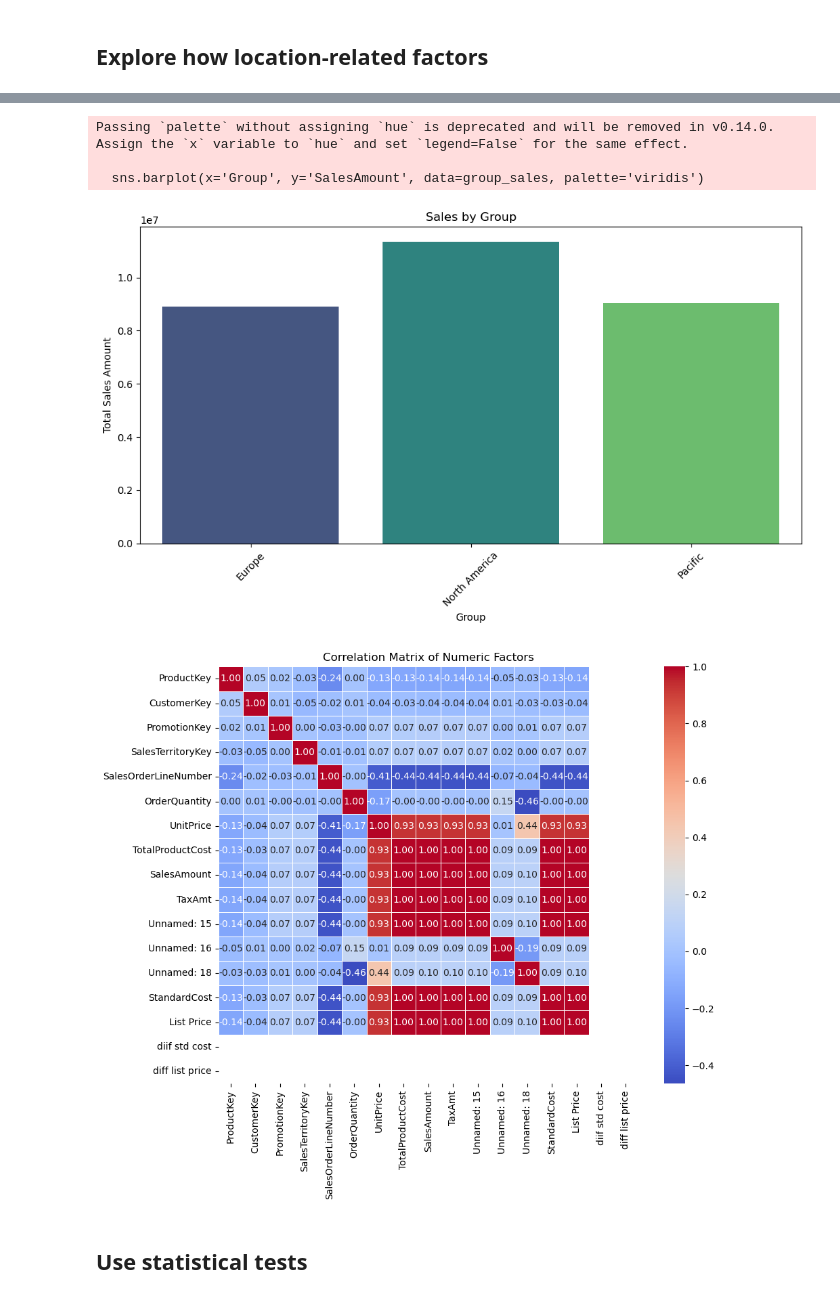
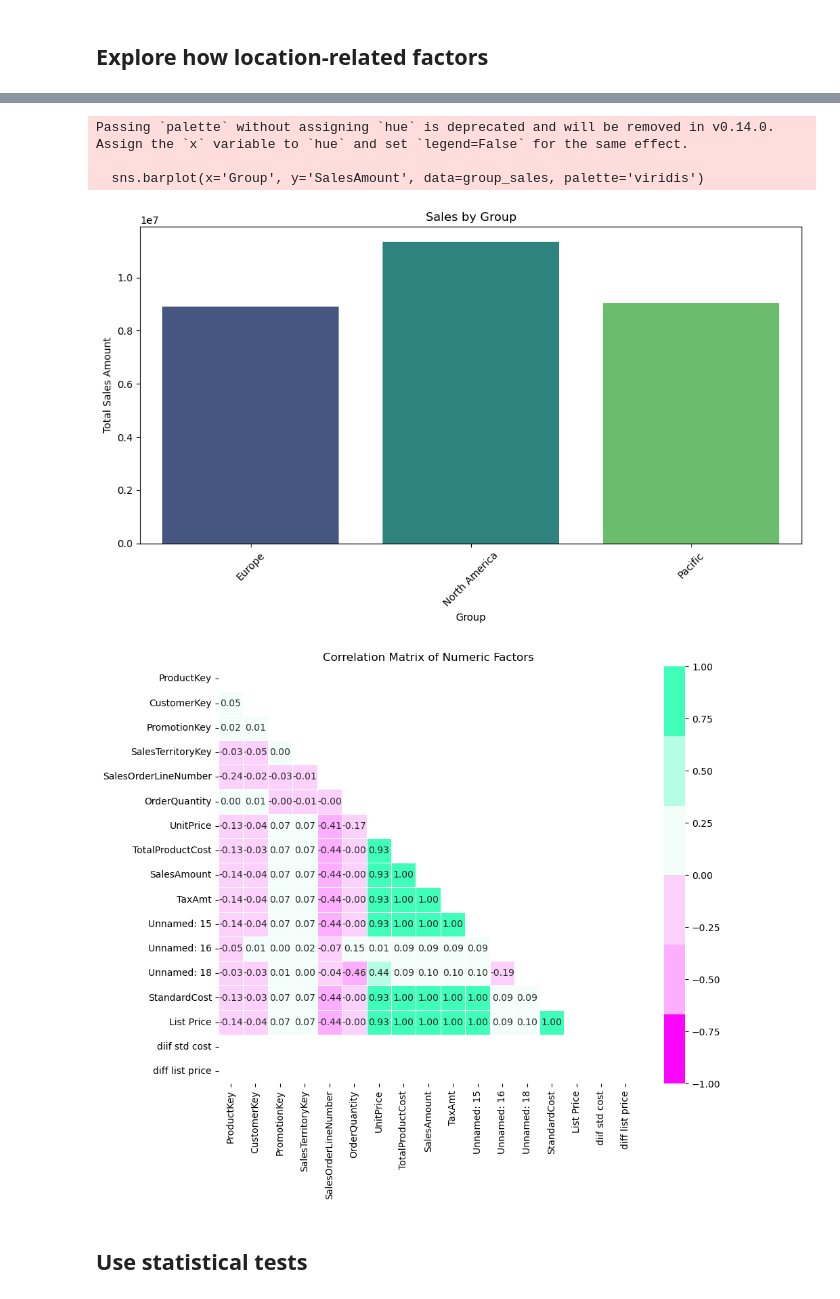
Before and after one commit to UsmanAhamed12/Data-Analyst-Intern-Project, a Jupyter notebook: BUDGET SALES ANALYSIS/NoteBooks/5_EDA_Attribute Relationships and Insights.ipynb, the cells around one changed output, grey strips where cells are left out. Drawn from its saved outputs; the diff is of its cells as text; code cells hidden in the pictures.

```diff
--- a/BUDGET SALES ANALYSIS/NoteBooks/5_EDA_Attribute Relationships and Insights.ipynb
+++ b/BUDGET SALES ANALYSIS/NoteBooks/5_EDA_Attribute Relationships and Insights.ipynb
@@ -146,35 +146,36 @@ plt.ylabel('Total Sales Amount')
 plt.xticks(rotation=45)
 plt.tight_layout()
 plt.show()
 
 # Calculate correlation between numeric factors (if available)
 numeric_data = merged_df.select_dtypes(include='number')
 correlation_matrix = numeric_data.corr()
+mask = np.triu(np.ones_like(correlation_matrix, dtype=bool))
 
 # Plot heatmap of correlation matrix
 plt.figure(figsize=(10, 8))
-sns.heatmap(correlation_matrix, annot=True, cmap='coolwarm', fmt='.2f', linewidths=0.5)
+sns.heatmap(correlation_matrix, annot=True, cmap=cmap, fmt='.2f', linewidths=0.5, vmin=-1, vmax=1, mask=mask)
 plt.title('Correlation Matrix of Numeric Factors')
 plt.show()
 # %% [output]
 Merged Data Columns: Index(['ProductKey', 'OrderDate', 'ShipDate', 'CustomerKey', 'PromotionKey',
        'SalesTerritoryKey', 'SalesOrderNumber', 'SalesOrderLineNumber',
        'OrderQuantity', 'UnitPrice', 'TotalProductCost', 'SalesAmount',
        'TaxAmt', 'Unnamed: 15', 'Unnamed: 16', 'Unnamed: 18', 'StandardCost',
        'List Price', 'diif std cost', 'diff list price', 'Region', 'Country',
        'Group', 'RegionImage'],
       dtype='object')
 
 Sales by Group:
            Group   SalesAmount
 0         Europe  8.918724e+06
 1  North America  1.133735e+07
 2        Pacific  9.051766e+06
 Passing `palette` without assigning `hue` is deprecated and will be removed in v0.14.0. Assign the `x` variable to `hue` and set `legend=False` for the same effect.
 
   sns.barplot(x='Group', y='SalesAmount', data=group_sales, palette='viridis')
 [figure]
-[figure, old version]
+[figure, new version]
 # %% [markdown]
 ## Use statistical tests
 # %%
```
